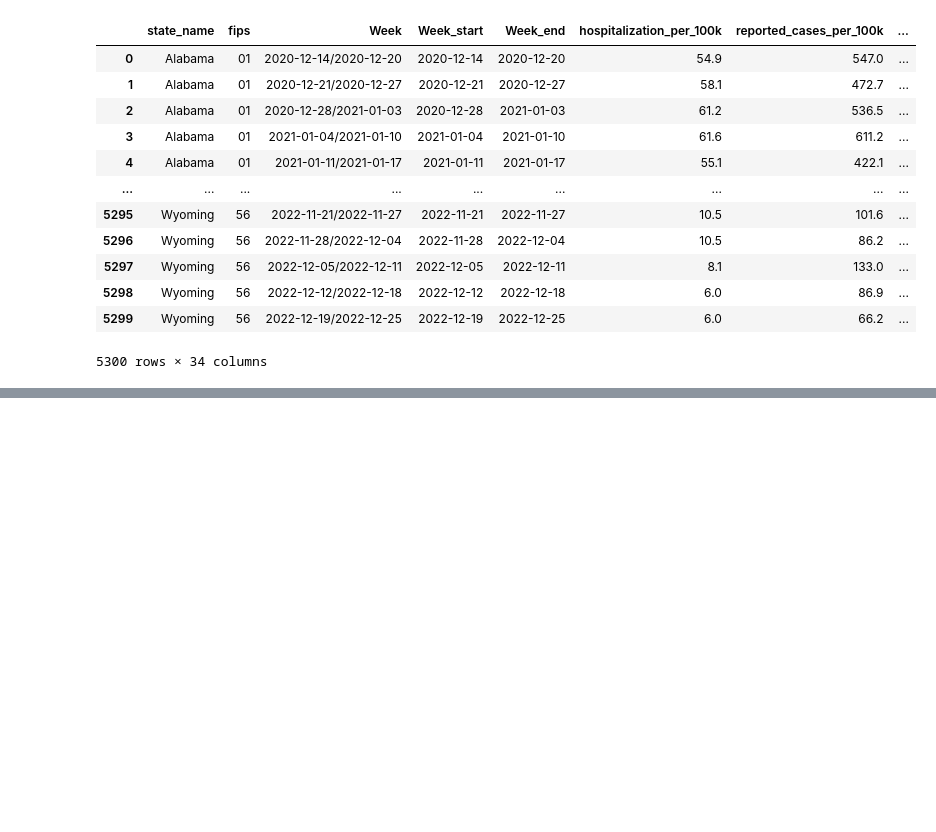
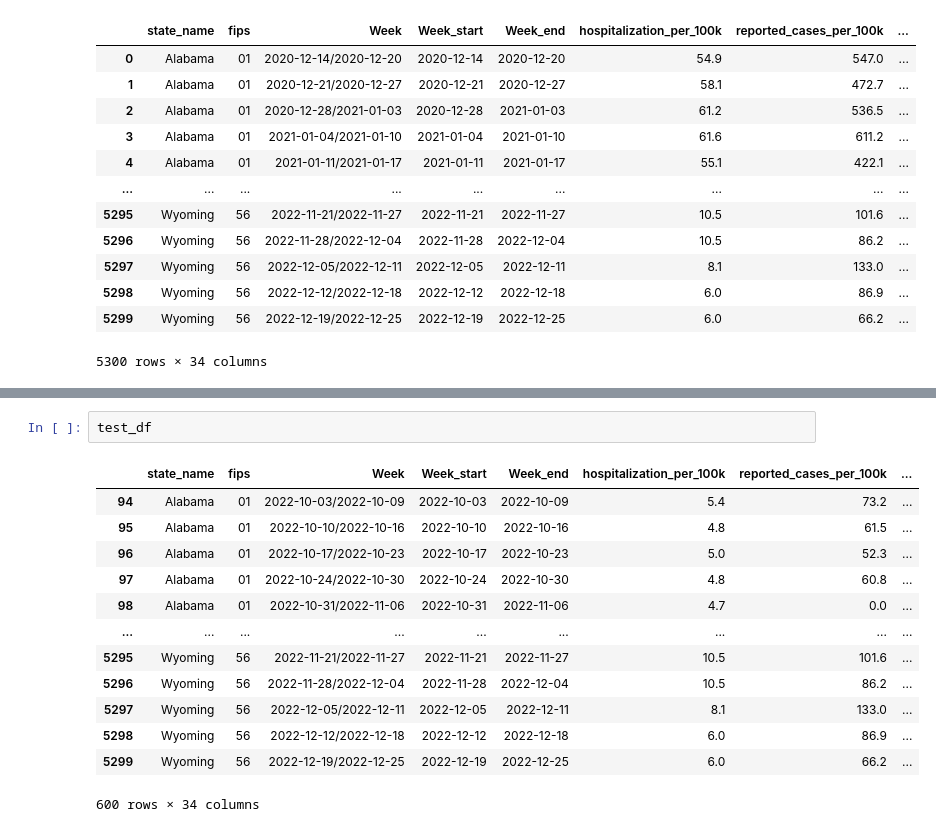
Before and after one commit to AndyJZhao/CovidLLM, a Jupyter notebook: src/notebooks/data_preprocess.ipynb, the cells around one changed output, grey strips where cells are left out. Cells and saved outputs as stored; diff of their text form; blank space fills up the shorter version.

```diff
--- a/src/notebooks/data_preprocess.ipynb
+++ b/src/notebooks/data_preprocess.ipynb
@@ -206,0 +275,16 @@ pd.read_csv('data/covid_data.csv', index_col=0)
+# %%
+test_df
+# %% [output]
+|  | state_name | fips | Week | Week_start | Week_end | hospitalization_per_100k | reported_cases_per_100k | ... |
+| 94 | Alabama | 01 | 2022-10-03/2022-10-09 | 2022-10-03 | 2022-10-09 | 5.4 | 73.2 | ... |
+| 95 | Alabama | 01 | 2022-10-10/2022-10-16 | 2022-10-10 | 2022-10-16 | 4.8 | 61.5 | ... |
+| 96 | Alabama | 01 | 2022-10-17/2022-10-23 | 2022-10-17 | 2022-10-23 | 5.0 | 52.3 | ... |
+| 97 | Alabama | 01 | 2022-10-24/2022-10-30 | 2022-10-24 | 2022-10-30 | 4.8 | 60.8 | ... |
+| 98 | Alabama | 01 | 2022-10-31/2022-11-06 | 2022-10-31 | 2022-11-06 | 4.7 | 0.0 | ... |
+| ... | ... | ... | ... | ... | ... | ... | ... | ... |
+| 5295 | Wyoming | 56 | 2022-11-21/2022-11-27 | 2022-11-21 | 2022-11-27 | 10.5 | 101.6 | ... |
+| 5296 | Wyoming | 56 | 2022-11-28/2022-12-04 | 2022-11-28 | 2022-12-04 | 10.5 | 86.2 | ... |
+| 5297 | Wyoming | 56 | 2022-12-05/2022-12-11 | 2022-12-05 | 2022-12-11 | 8.1 | 133.0 | ... |
+| 5298 | Wyoming | 56 | 2022-12-12/2022-12-18 | 2022-12-12 | 2022-12-18 | 6.0 | 86.9 | ... |
+| 5299 | Wyoming | 56 | 2022-12-19/2022-12-25 | 2022-12-19 | 2022-12-25 | 6.0 | 66.2 | ... |
+600 rows × 34 columns
```
Also changed, not shown: parts of 11 cells of this notebook, 9 other files.
